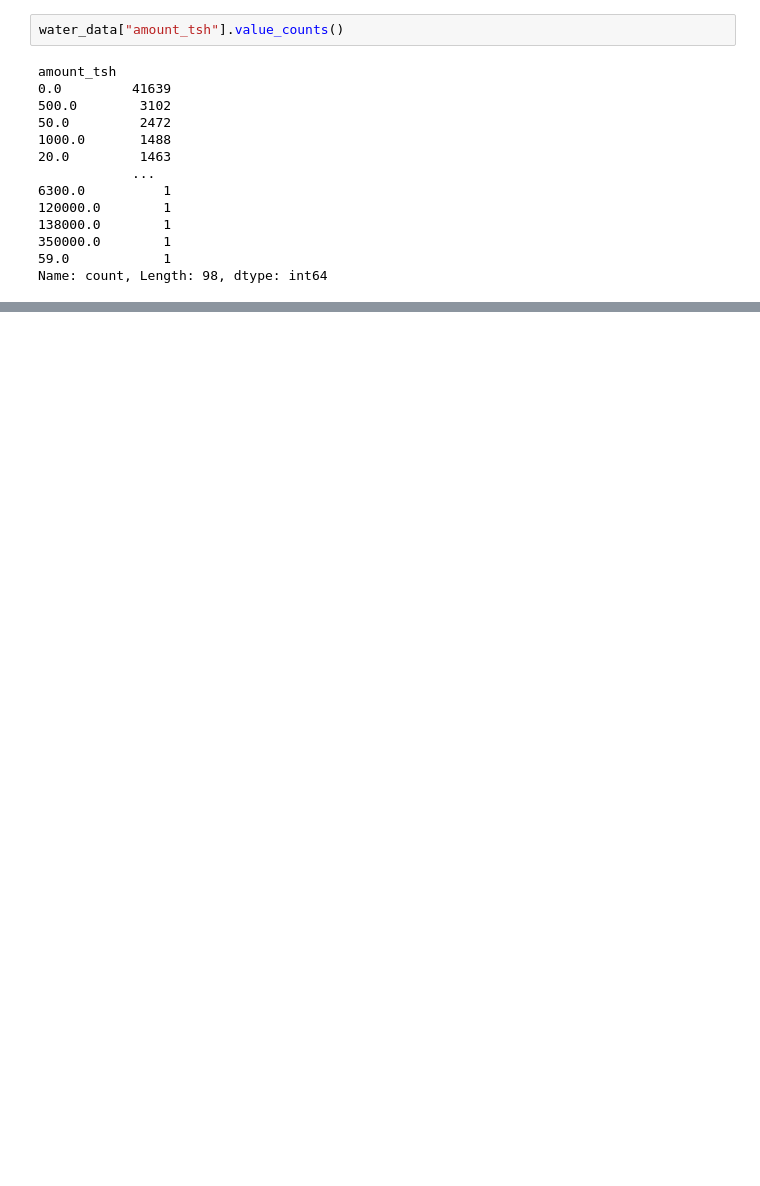
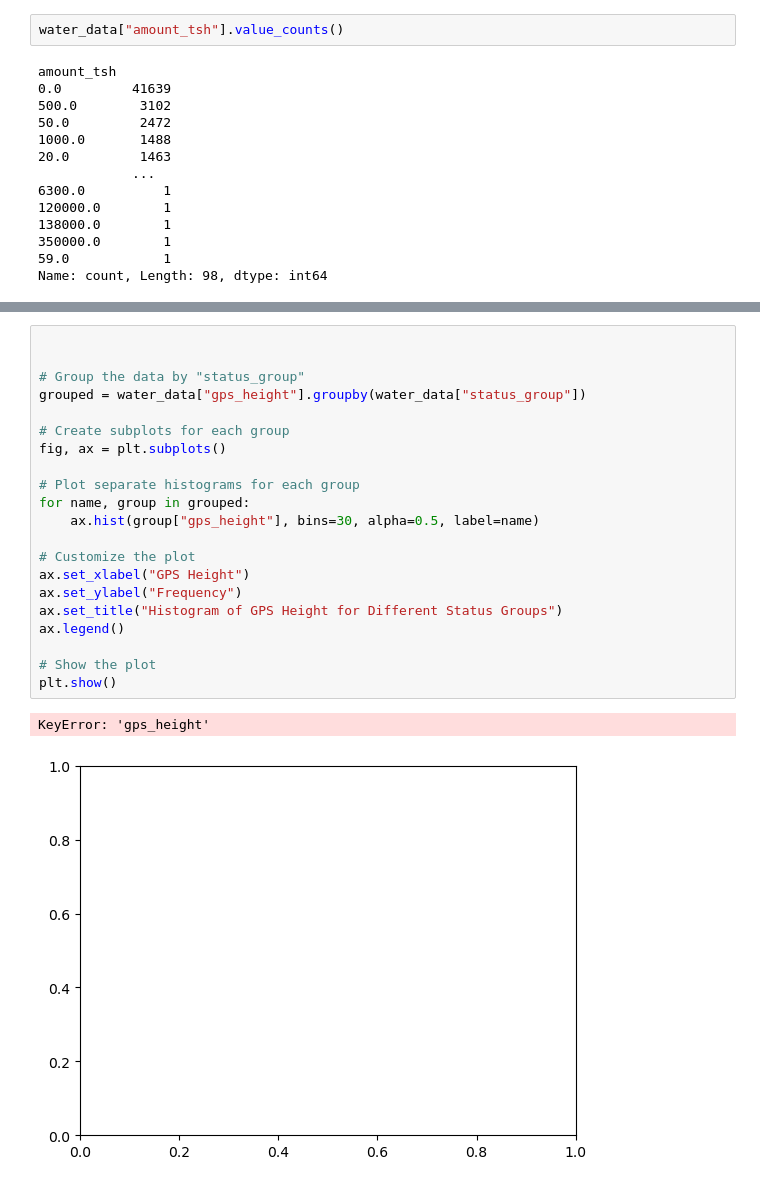
Before and after one commit to dev-ezzy/Classification-model, a Jupyter notebook: index.ipynb, the cells around one changed output, grey strips where cells are left out. Drawn from its saved outputs; the diff is of its cells as text; blank space fills up the shorter version.

```diff
--- a/index.ipynb
+++ b/index.ipynb
@@ -198,0 +209,24 @@ Name: count, Length: 98, dtype: int64
+# %%
+
+
+# Group the data by "status_group"
+grouped = water_data["gps_height"].groupby(water_data["status_group"])
+
+# Create subplots for each group
+fig, ax = plt.subplots()
+
+# Plot separate histograms for each group
+for name, group in grouped:
+    ax.hist(group["gps_height"], bins=30, alpha=0.5, label=name)
+
+# Customize the plot
+ax.set_xlabel("GPS Height")
+ax.set_ylabel("Frequency")
+ax.set_title("Histogram of GPS Height for Different Status Groups")
+ax.legend()
+
+# Show the plot
+plt.show()
+# %% [output]
+KeyError: 'gps_height'
+[figure, added]
```
Also changed, not shown: parts of 8 cells of this notebook, 1 other file.
